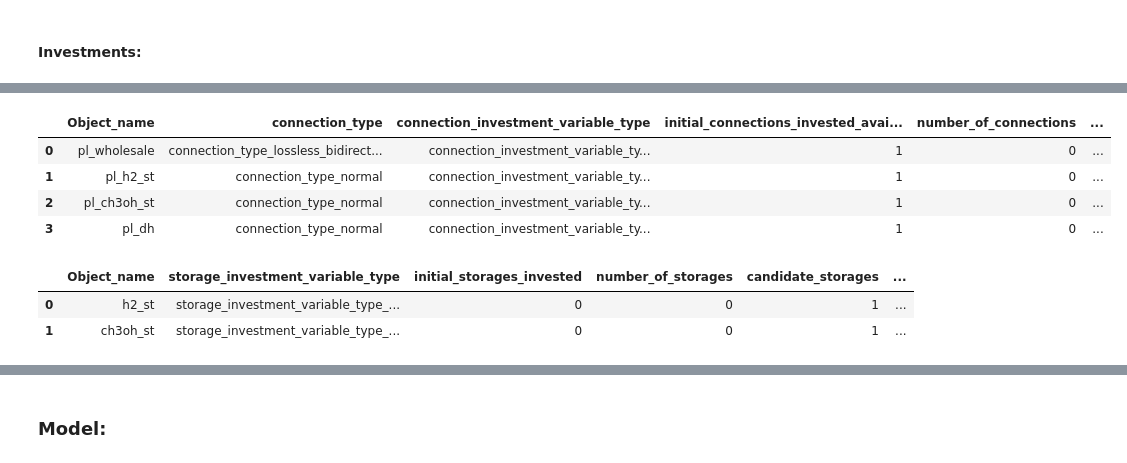
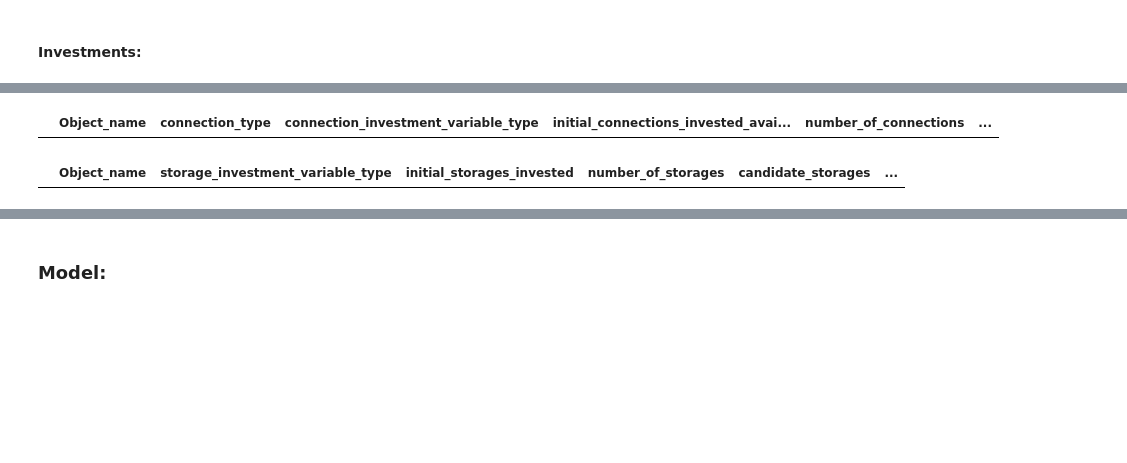
Before and after one commit to CSEI-EU/Nord_H2ub, a Jupyter notebook: spine_projects/01_input_data/00_functions/please_ignore.ipynb, the cells around one changed output, grey strips where cells are left out. Drawn from its saved outputs; the diff is of its cells as text; code cells hidden in the pictures; blank space fills up the shorter version.

```diff
--- a/spine_projects/01_input_data/00_functions/please_ignore.ipynb
+++ b/spine_projects/01_input_data/00_functions/please_ignore.ipynb
@@ -794,7 +792,7 @@ if candidate_nonzero:
 
     # Scale investment costs to roll forward if used
     if roll_forward_use:
-        df_units_inv_parameters['unit_investment_cost'] = df_units_inv_parameters['unit_investment_cost'] / num_slices
+        df_units_inv_parameters['unit_investment_cost'] = df_units_inv_parameters['unit_investment_cost'] / int(num_slices)
 
 # Show table head for control
 df_units_inv_parameters.head(10)
@@ -837,38 +826,34 @@ if candidate_nonzero:
         # Convert the lifetime to days
         lifetime = convert_to_days(lifetime_str, year)
 
         # Add the results for this row to df_units_inv_parameters
         row_to_add = {'Object_name': row['Connection'],
                       'connection_type': connection_type,
                       'connection_investment_variable_type': 'connection_investment_variable_type_continuous',
                       'initial_connections_invested_available': row['initial_connections_invested_available'],
                       'number_of_connections': 0,
                       'candidate_connections': 1,
                       'connection_investment_cost': investment_cost_default,
                       'connection_investment_tech_lifetime': lifetime,
                       'connection_investment_econ_lifetime': lifetime,  # Same as tech lifetime
                       'Alternative': run_name
         }
 
         rows_to_add.append(row_to_add)
 
     df_connections_inv_parameters = pd.concat([df_connections_inv_parameters, pd.DataFrame(rows_to_add)], ignore_index=True)
 
     # Scale investment costs to lifetime
     df_connections_inv_parameters = scale_costs(df_connections_inv_parameters, start_date, end_date, 'connection')
 
     # Scale investment costs to roll forward if used
     if roll_forward_use:
-        df_connections_inv_parameters['connection_investment_cost'] = df_connections_inv_parameters['connection_investment_cost'] / num_slices
+        df_connections_inv_parameters['connection_investment_cost'] = df_connections_inv_parameters['connection_investment_cost'] / int(num_slices)
 
 # Show table head for control
 df_connections_inv_parameters.head()
 # %% [output]
 |  | Object_name | connection_type | connection_investment_variable_type | initial_connections_invested_avai... | number_of_connections | ... |
-| 0 | pl_wholesale | connection_type_lossless_bidirect... | connection_investment_variable_ty... | 1 | 0 | ... |
-| 1 | pl_h2_st | connection_type_normal | connection_investment_variable_ty... | 1 | 0 | ... |
-| 2 | pl_ch3oh_st | connection_type_normal | connection_investment_variable_ty... | 1 | 0 | ... |
-| 3 | pl_dh | connection_type_normal | connection_investment_variable_ty... | 1 | 0 | ... |
 # %%
 # Initialize df
 df_storages_inv_parameters = pd.DataFrame(columns=['Object_name', 'storage_investment_variable_type',
@@ -952,14 +937,12 @@ if candidate_nonzero:
 
     # Scale investment costs to roll forward if used
     if roll_forward_use:
-        df_storages_inv_parameters['storage_investment_cost'] = df_storages_inv_parameters['storage_investment_cost'] / num_slices
+        df_storages_inv_parameters['storage_investment_cost'] = df_storages_inv_parameters['storage_investment_cost'] / int(num_slices)
 
 # Show data head for control
 df_storages_inv_parameters.head()
 # %% [output]
 |  | Object_name | storage_investment_variable_type | initial_storages_invested | number_of_storages | candidate_storages | ... |
-| 0 | h2_st | storage_investment_variable_type_... | 0 | 0 | 1 | ... |
-| 1 | ch3oh_st | storage_investment_variable_type_... | 0 | 0 | 1 | ... |
 # %%
 # Update the node_state_cap if an investment_limit exists as the parameter limits the capacity of a storage
 # for object in df_storages_inv_parameters:
```
Also changed, not shown: parts of 26 cells of this notebook, 7 other files.
